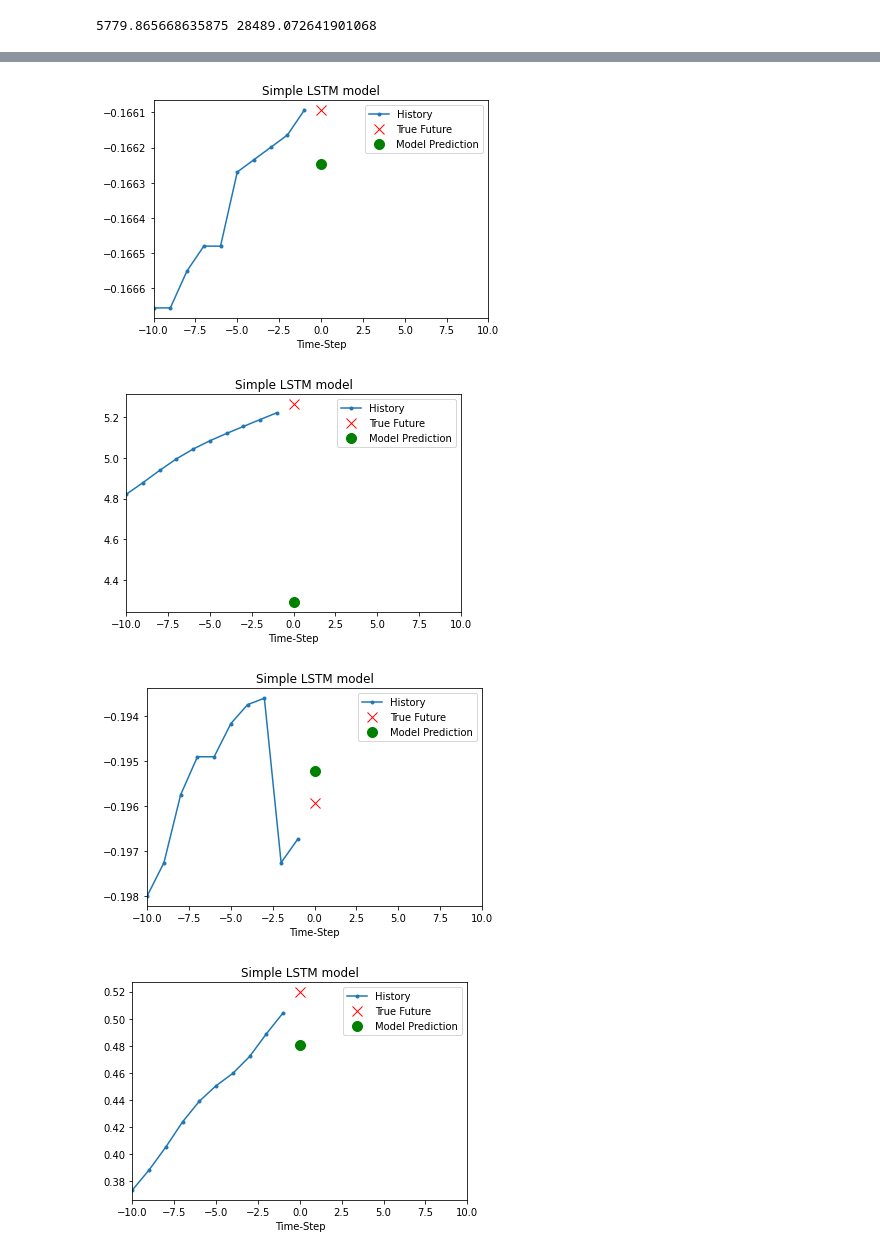
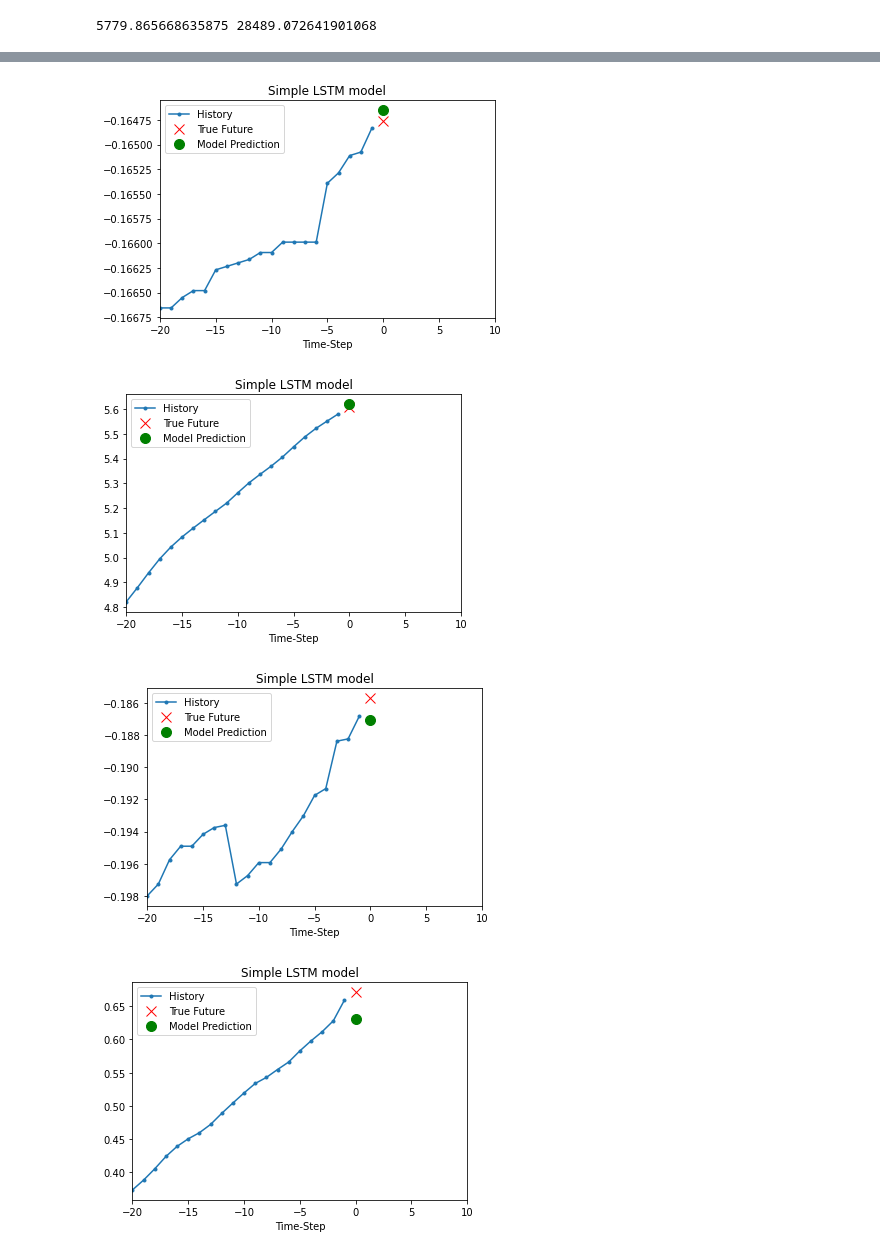
Before and after one commit to QinLab/icompbio-tamjeed, a Jupyter notebook: tf_rnn_single_covid.ipynb, the cells around one changed output, grey strips where cells are left out. Cells and saved outputs as stored; diff of their text form; code cells hidden in the pictures.

Commit message:
trained it further, with some param changes, seems to work a little better

```diff
--- a/tf_rnn_single_covid.ipynb
+++ b/tf_rnn_single_covid.ipynb
@@ -112,7 +112,7 @@ covid_data = (covid_data - train_data_mean)/train_data_std
 5779.865668635875 28489.072641901068
 # %%
 # choose {trig_past_history} vals to use to predict {trig_future_target + 1} vals into the future
-covid_past_history = 10
+covid_past_history = 20
 covid_future_target = 0
 
 x_train_trig, y_train_trig = univariate_data(covid_data, 0, train_end_index, covid_past_history, covid_future_target)
@@ -168,6 +173,6 @@ lstm_prediction_model = tf.keras.Sequential([
 # %%
 lstm_prediction_model.compile(optimizer='adam', loss='mae')
 # %%
-lstm_prediction_model.fit(train_trig, epochs=10, steps_per_epoch=200, validation_data=val_trig, validation_steps=50)
+lstm_prediction_model.fit(train_trig, epochs=25, steps_per_epoch=200, validation_data=val_trig, validation_steps=50)
 # %% [output]
 Train for 200 steps, validate for 50 steps
@@ -213,12 +218,12 @@ def show_plot(plot_data, delta, title):
   plt.xlabel('Time-Step')
   return plt
 # %%
-for x, y in val_trig.take(10):
+for x, y in val_trig.take(30):
   plot = show_plot([x[0].numpy(), y[0].numpy(),
                     lstm_prediction_model.predict(x)[0]], 0, 'Simple LSTM model')
   plot.show()
 # %% [output]
-[figure, old version]
+[figure, new version]
-[figure, old version]
+[figure, new version]
-[figure, old version]
+[figure, new version]
-[figure, old version]
+[figure, new version]
```
Also changed, not shown: parts of 5 cells of this notebook.
